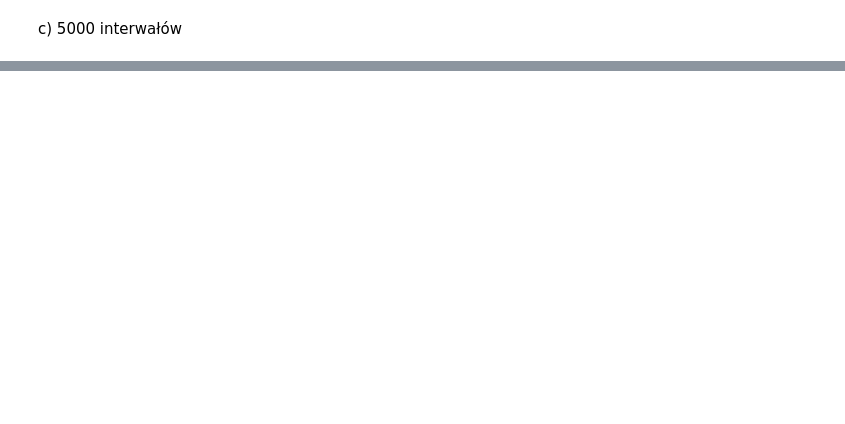
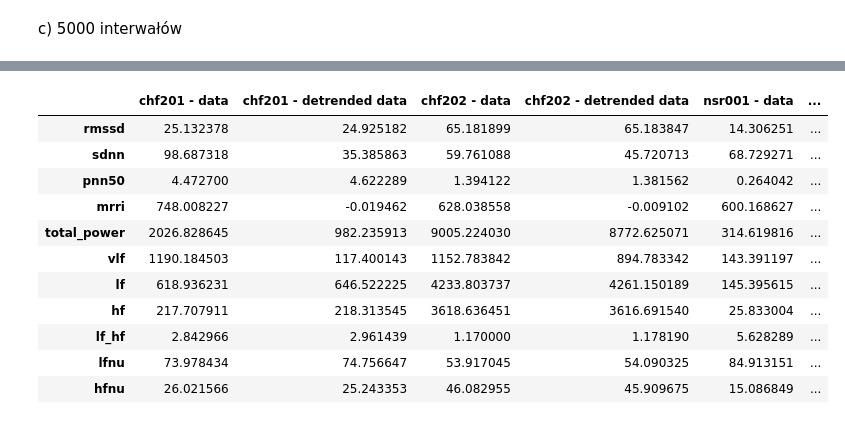
Before and after one commit to tynka022/SignalAnalisis, a Jupyter notebook: lab1/lab1.ipynb, the cells around one changed output, grey strips where cells are left out. Saved outputs shown, nothing was run; the diff lists cells and outputs as text; code cells hidden in the pictures; blank space fills up the shorter version.

```diff
--- a/lab1/lab1.ipynb
+++ b/lab1/lab1.ipynb
@@ -241,0 +266,10 @@ plot_4_50 = nk.signal_plot([rri_4_50, cleaned_4_50], labels=(['dane', 'dane bez
+# %%
+rri_3_50 = data_3.time_range(start=0, end=5000)
+results_time_3_50 = time_dom(rri_3_50)
+results_freq_3_50 = frequency_domain(rri=rri_3_50, fs=4.0, method='welch', interp_method='cubic',
+    detrend='linear')
+# %%
+cleaned_3_50 =  sg_detrend(rri_3_50,  polyorder=3)
+results_time_3_50c = time_dom(cleaned_3_50)
+results_freq_3_50c = frequency_domain(rri=cleaned_3_50, fs=4.0, method='welch', interp_method='cubic',
+    detrend='linear')
@@ -241,0 +279,10 @@ plot_4_50 = nk.signal_plot([rri_4_50, cleaned_4_50], labels=(['dane', 'dane bez
+# %%
+rri_4_50 = data_4.time_range(start=0, end=5000)
+results_time_4_50 = time_dom(rri_4_50)
+results_freq_4_50 = frequency_domain(rri=rri_4_50, fs=4.0, method='welch', interp_method='cubic',
+    detrend='linear')
+# %%
+cleaned_4_50 =  sg_detrend(rri_4_50,  polyorder=3)
+results_time_4_50c = time_dom(cleaned_4_50)
+results_freq_4_50c = frequency_domain(rri=cleaned_4_50, fs=4.0, method='welch', interp_method='cubic',
+    detrend='linear')
@@ -241,0 +292,34 @@ plot_4_50 = nk.signal_plot([rri_4_50, cleaned_4_50], labels=(['dane', 'dane bez
+# %%
+rt1_5 = pd.DataFrame.from_dict(results_time_1_50, orient='index', columns=['chf201 - data'])
+rt1_5c = pd.DataFrame.from_dict(results_time_1_50c, orient='index', columns=['chf201 - detrended data'])
+rt2_5 = pd.DataFrame.from_dict(results_time_2_50, orient='index', columns=['chf202 - data'])
+rt2_5c = pd.DataFrame.from_dict(results_time_2_50c, orient='index', columns=['chf202 - detrended data'])
+rt3_5 = pd.DataFrame.from_dict(results_time_3_50, orient='index', columns=['nsr001 - data'])
+rt3_5c = pd.DataFrame.from_dict(results_time_3_50c, orient='index', columns=['nsr001 - detrended data'])
+rt4_5 = pd.DataFrame.from_dict(results_time_4_50, orient='index', columns=['nsr002 - data'])
+rt4_5c = pd.DataFrame.from_dict(results_time_4_50c, orient='index', columns=['nsr002 - detrended data'])
+rf1_5 = pd.DataFrame.from_dict(results_freq_1_50, orient='index', columns=['chf201 - data'])
+rf1_5c = pd.DataFrame.from_dict(results_freq_1_50c, orient='index', columns=['chf201 - detrended data'])
+rf2_5 = pd.DataFrame.from_dict(results_freq_2_50, orient='index', columns=['chf202 - data'])
+rf2_5c = pd.DataFrame.from_dict(results_freq_2_50c, orient='index', columns=['chf202 - detrended data'])
+rf3_5 = pd.DataFrame.from_dict(results_freq_3_50, orient='index', columns=['nsr001 - data'])
+rf3_5c = pd.DataFrame.from_dict(results_freq_3_50c, orient='index', columns=['nsr001 - detrended data'])
+rf4_5 = pd.DataFrame.from_dict(results_freq_4_50, orient='index', columns=['nsr002 - data'])
+rf4_5c = pd.DataFrame.from_dict(results_freq_4_50c, orient='index', columns=['nsr002 - detrended data'])
+r25=pd.concat([rf1_5, rf1_5c, rf2_5, rf2_5c, rf3_5, rf3_5c, rf4_5, rf4_5c], axis = 1)
+r15=pd.concat([rt1_5, rt1_5c, rt2_5, rt2_5c, rt3_5, rt3_5c, rt4_5, rt4_5c], axis = 1)
+rr5 = r15.append(r25)
+rr5
+# %% [output]
+|  | chf201 - data | chf201 - detrended data | chf202 - data | chf202 - detrended data | nsr001 - data | ... |
+| rmssd | 25.132378 | 24.925182 | 65.181899 | 65.183847 | 14.306251 | ... |
+| sdnn | 98.687318 | 35.385863 | 59.761088 | 45.720713 | 68.729271 | ... |
+| pnn50 | 4.472700 | 4.622289 | 1.394122 | 1.381562 | 0.264042 | ... |
+| mrri | 748.008227 | -0.019462 | 628.038558 | -0.009102 | 600.168627 | ... |
+| total_power | 2026.828645 | 982.235913 | 9005.224030 | 8772.625071 | 314.619816 | ... |
+| vlf | 1190.184503 | 117.400143 | 1152.783842 | 894.783342 | 143.391197 | ... |
+| lf | 618.936231 | 646.522225 | 4233.803737 | 4261.150189 | 145.395615 | ... |
+| hf | 217.707911 | 218.313545 | 3618.636451 | 3616.691540 | 25.833004 | ... |
+| lf_hf | 2.842966 | 2.961439 | 1.170000 | 1.178190 | 5.628289 | ... |
+| lfnu | 73.978434 | 74.756647 | 53.917045 | 54.090325 | 84.913151 | ... |
+| hfnu | 26.021566 | 25.243353 | 46.082955 | 45.909675 | 15.086849 | ... |
```
Also changed, not shown: parts of 99 cells of this notebook.
